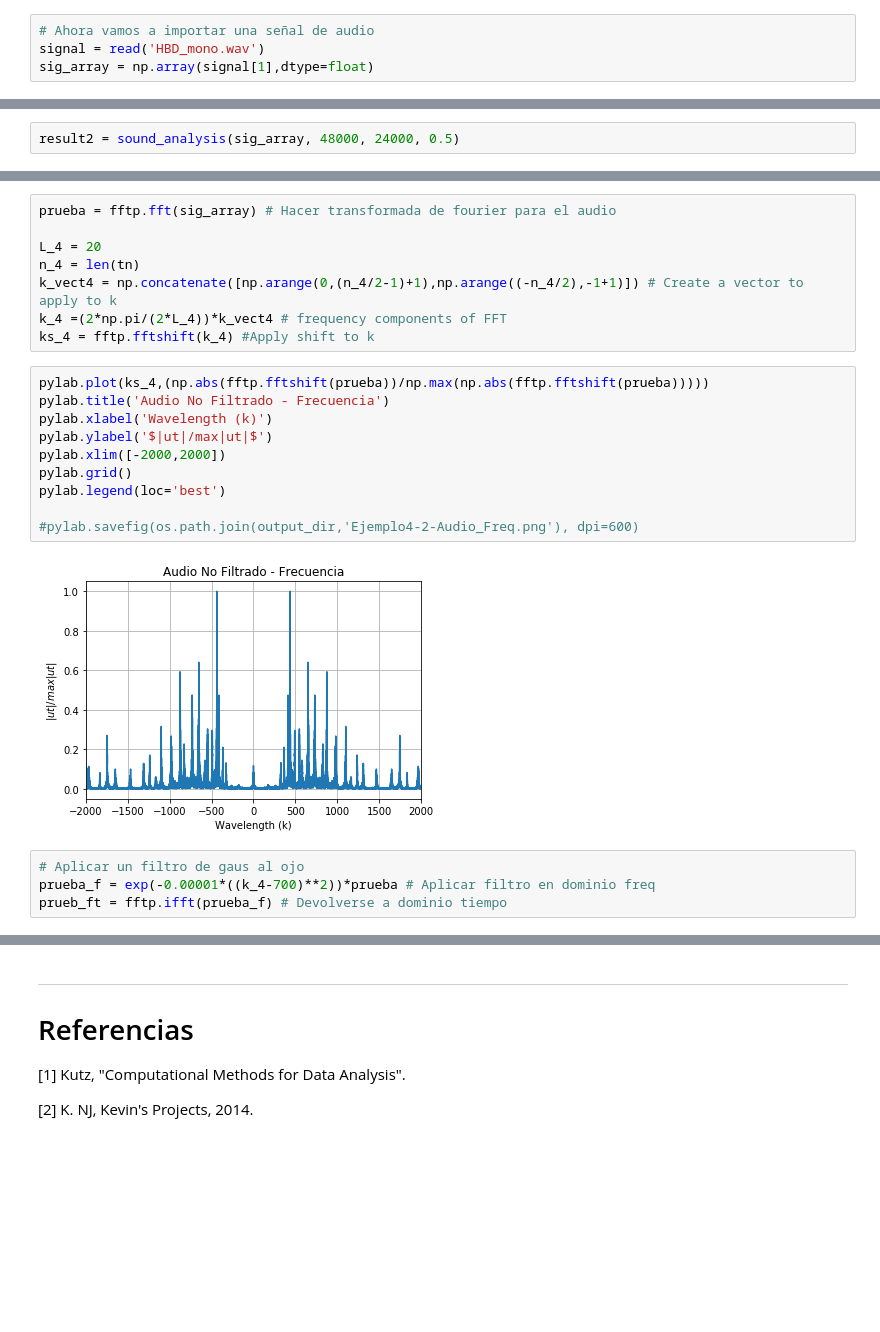
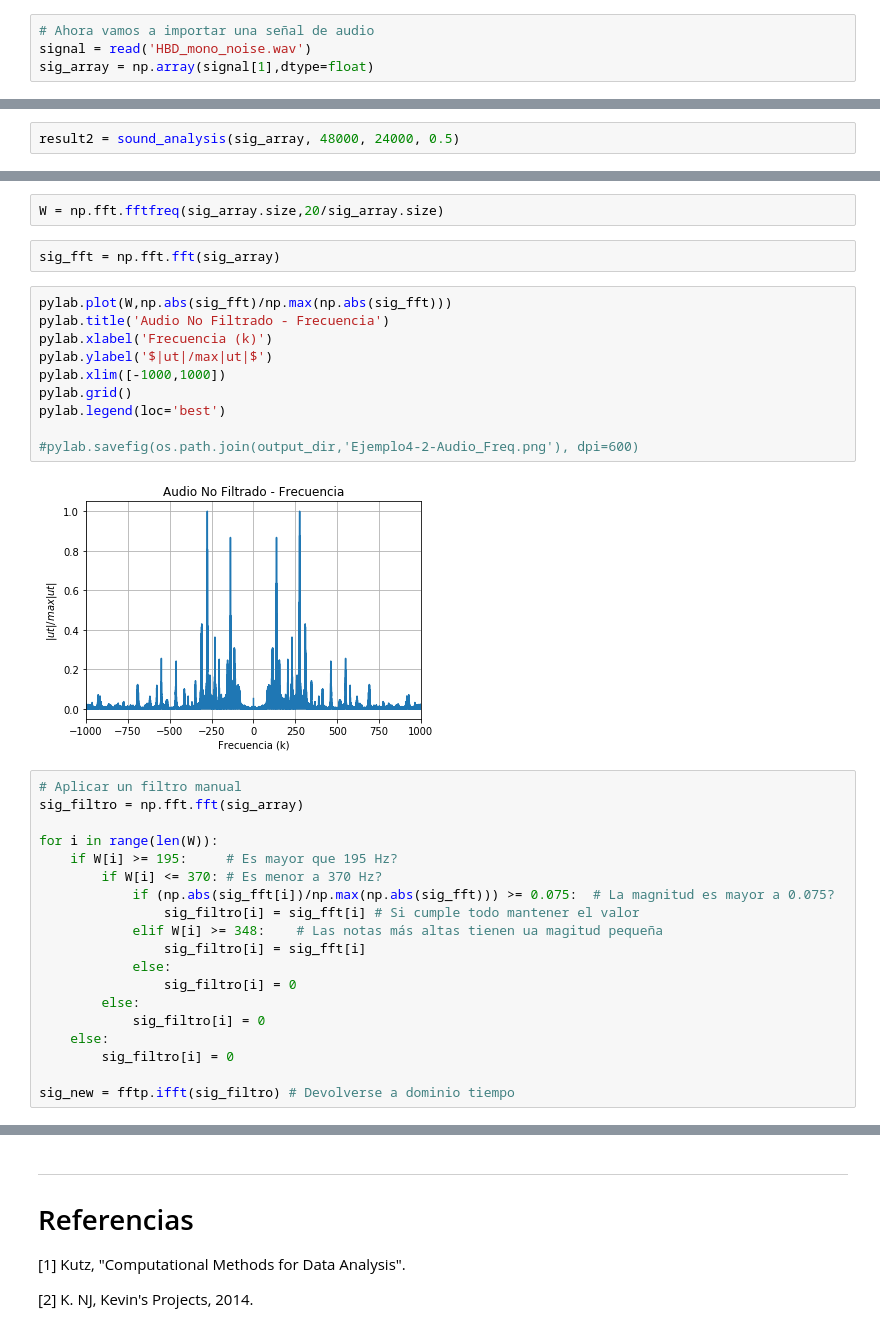
Before and after one commit to drodriguez32/Herramientas-Computacionales, a Jupyter notebook: 04_Taller_04/Taller_04.ipynb, the cells around one changed output, grey strips where cells are left out. Saved outputs shown, nothing was run; the diff lists cells and outputs as text; blank space fills up the shorter version.

Commit message:
Última actualización del taller 4
Corrección de las frecuencias y la lectura de los WAV

```diff
--- a/04_Taller_04/Taller_04.ipynb
+++ b/04_Taller_04/Taller_04.ipynb
@@ -403,6 +405,6 @@ plt.grid()
 # %%
 # Ahora vamos a importar una señal de audio
-signal = read('HBD_mono.wav')
+signal = read('HBD_mono_noise.wav')
 sig_array = np.array(signal[1],dtype=float)
 # %%
 tn = linspace(0,20,len(sig_array))
@@ -430,26 +435,37 @@ plt.grid()
-# %%
-prueba = fftp.fft(sig_array) # Hacer transformada de fourier para el audio
-
-L_4 = 20
-n_4 = len(tn)
-k_vect4 = np.concatenate([np.arange(0,(n_4/2-1)+1),np.arange((-n_4/2),-1+1)]) # Create a vector to apply to k
-k_4 =(2*np.pi/(2*L_4))*k_vect4 # frequency components of FFT
-ks_4 = fftp.fftshift(k_4) #Apply shift to k
+# %%
+W = np.fft.fftfreq(sig_array.size,20/sig_array.size)
+# %%
+sig_fft = np.fft.fft(sig_array)
 # %%
-pylab.plot(ks_4,(np.abs(fftp.fftshift(prueba))/np.max(np.abs(fftp.fftshift(prueba)))))
+pylab.plot(W,np.abs(sig_fft)/np.max(np.abs(sig_fft)))
 pylab.title('Audio No Filtrado - Frecuencia')
-pylab.xlabel('Wavelength (k)')
+pylab.xlabel('Frecuencia (k)')
 pylab.ylabel('$|ut|/max|ut|$')
-pylab.xlim([-2000,2000])
+pylab.xlim([-1000,1000])
 pylab.grid()
 pylab.legend(loc='best')
 
 #pylab.savefig(os.path.join(output_dir,'Ejemplo4-2-Audio_Freq.png'), dpi=600)
 # %% [output]
-[figure, old version]
+[figure, new version]
-# %%
-# Aplicar un filtro de gaus al ojo
-prueba_f = exp(-0.00001*((k_4-700)**2))*prueba # Aplicar filtro en dominio freq
-prueb_ft = fftp.ifft(prueba_f) # Devolverse a dominio tiempo
+# %%
+# Aplicar un filtro manual
+sig_filtro = np.fft.fft(sig_array)
+
+for i in range(len(W)):
+    if W[i] >= 195:     # Es mayor que 195 Hz?
+        if W[i] <= 370: # Es menor a 370 Hz?
+            if (np.abs(sig_fft[i])/np.max(np.abs(sig_fft))) >= 0.075:  # La magnitud es mayor a 0.075?
+                sig_filtro[i] = sig_fft[i] # Si cumple todo mantener el valor
+            elif W[i] >= 348:    # Las notas más altas tienen ua magitud pequeña
+                sig_filtro[i] = sig_fft[i]
+            else:
+                sig_filtro[i] = 0
+        else:
+            sig_filtro[i] = 0
+    else:
+        sig_filtro[i] = 0
+
+sig_new = fftp.ifft(sig_filtro) # Devolverse a dominio tiempo
 # %%
 # Graficar el audio filtrado
```
Also changed, not shown: parts of 12 cells of this notebook, 24 other files.
